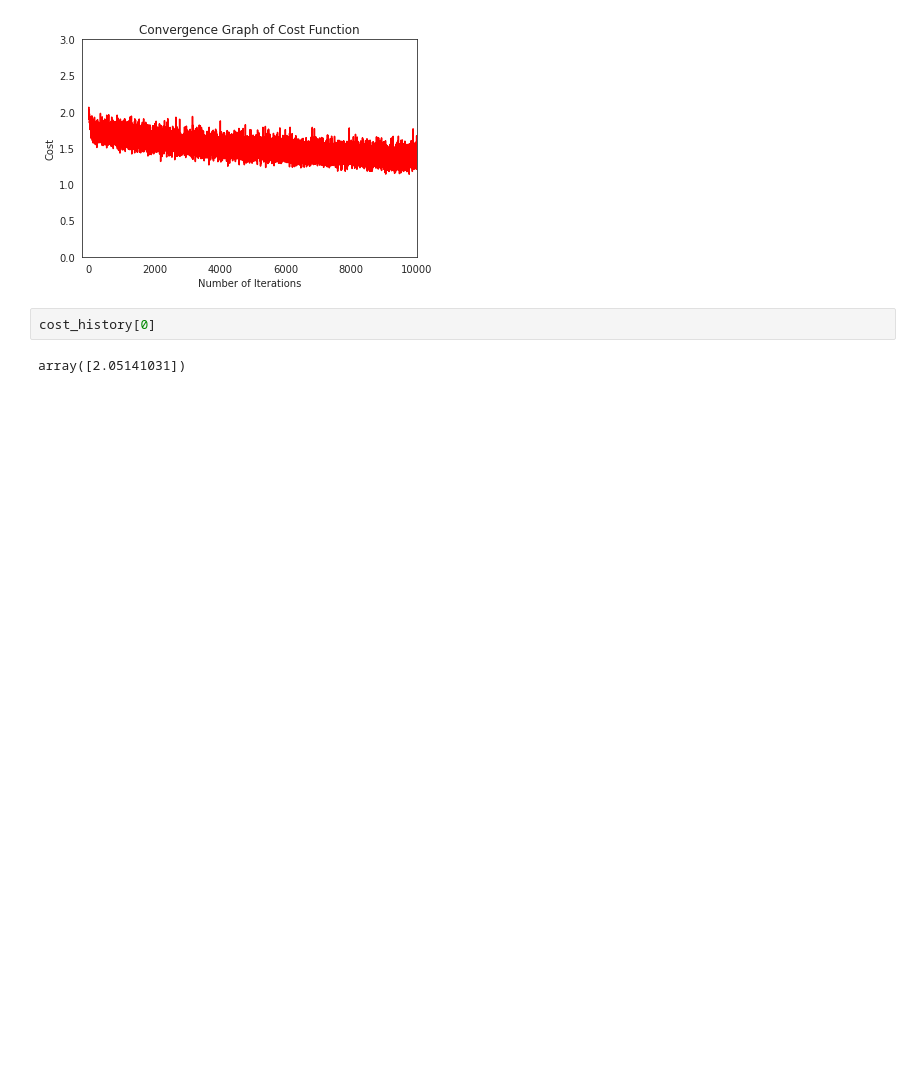
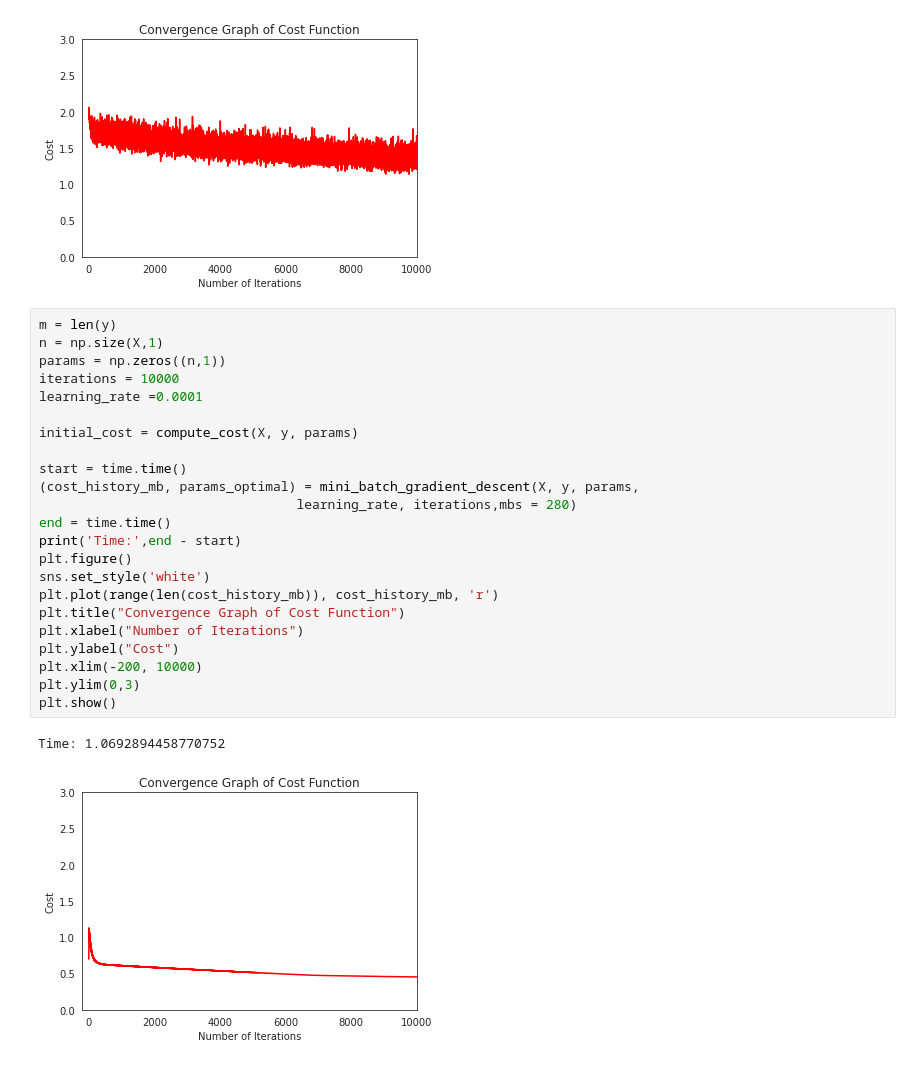
Before and after one commit to AlejandroSepulvedaGuatecique/Projects-in-Ml-and-AI-, a Jupyter notebook: HW1/HW1_Logistic_Regression_Implementation.ipynb, the cells around one changed output. Cells and saved outputs as stored; diff of their text form; blank space fills up the shorter version.

```diff
--- a/HW1/HW1_Logistic_Regression_Implementation.ipynb
+++ b/HW1/HW1_Logistic_Regression_Implementation.ipynb
@@ -460,7 +462,29 @@ plt.show()
 # %% [output]
 Time: 1.8777809143066406
 [figure]
-# %%
-cost_history[0]
-# %% [output]
-array([2.05141031])
+# %%
+m = len(y)
+n = np.size(X,1)
+params = np.zeros((n,1))
+iterations = 10000
+learning_rate =0.0001
+
+initial_cost = compute_cost(X, y, params)
+
+start = time.time()
+(cost_history_mb, params_optimal) = mini_batch_gradient_descent(X, y, params,
+                                 learning_rate, iterations,mbs = 280)
+end = time.time()
+print('Time:',end - start)
+plt.figure()
+sns.set_style('white')
+plt.plot(range(len(cost_history_mb)), cost_history_mb, 'r')
+plt.title("Convergence Graph of Cost Function")
+plt.xlabel("Number of Iterations")
+plt.ylabel("Cost")
+plt.xlim(-200, 10000)
+plt.ylim(0,3)
+plt.show()
+# %% [output]
+Time: 1.0692894458770752
+[figure, added]
```
Also changed, not shown: parts of 10 cells of this notebook.
